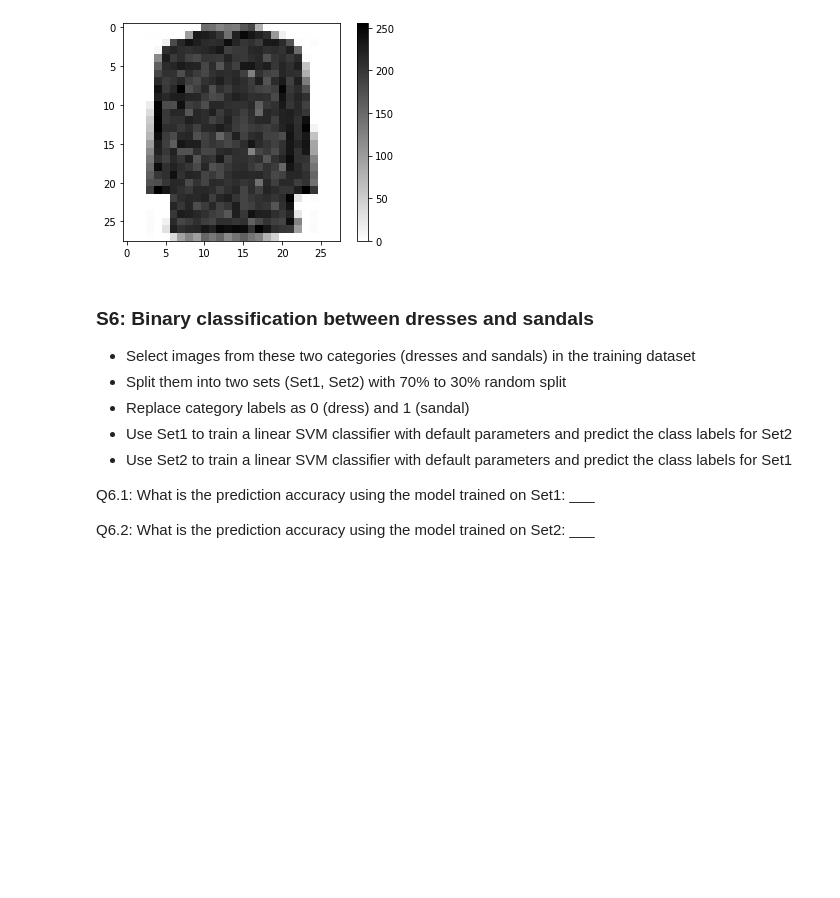
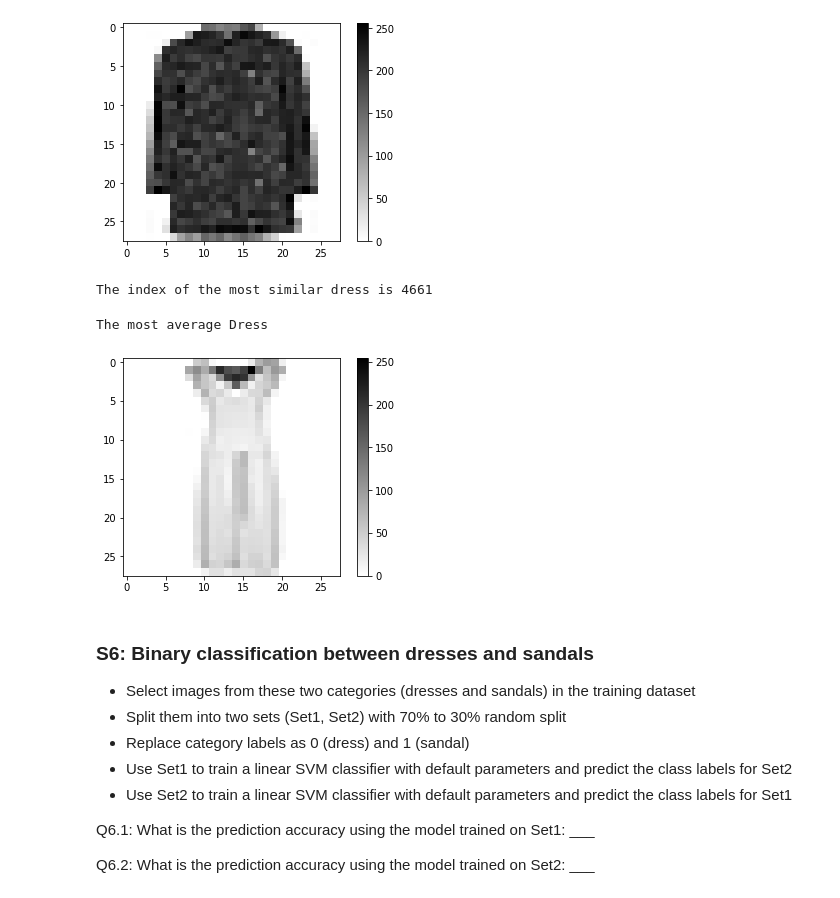
Before and after one commit to johnatawnclementawn/RemoteSensing_650_HW, a Jupyter notebook: HW1/MUSA650_Spring2022_HW1.ipynb, the cells around one changed output. Drawn from its saved outputs; the diff is of its cells as text; code cells hidden in the pictures; blank space fills up the shorter version.

```diff
--- a/HW1/MUSA650_Spring2022_HW1.ipynb
+++ b/HW1/MUSA650_Spring2022_HW1.ipynb
@@ -326,12 +326,12 @@ vizIndvImg(calcStdv(pd.DataFrame(bnDressesTest)))
 # %%
 meanDress = calcMean(pd.DataFrame(bnDressesTrain))
 
-dresses = np.where(yy == 3)[0]
+bndresses = np.where(yy == 3)[0]
 
 dstVctrs = [] # initialize place holder for created Euclidean Distance vectors
 
 for i in range(len(dresses)): # Iterate through all dresses in training data
-    curDress = XX[dresses[i]] # get array for current image to compare to avg dress
+    curDress = XX[bndresses[i]] # get array for current image to compare to avg dress
     curDressED = [] # initialize empty list for holding Calculated ED for each image
 
     for j in range(len(meanDress)): # iterate through each pixel
@@ -374,6 +361,25 @@ print('The most dissimilar ' + class_names[lbl])
 # %% [output]
 The most dissimilar Dress
 [figure]
+# %%
+leastDif = np.where(imgDstSum == np.amin(imgDstSum))
+ldIdx = dresses[leastDif[0][0]]
+
+leastDifImg = XX[ldIdx]
+
+print("The index of the most similar dress is " + str(ldIdx))
+# %% [output]
+The index of the most similar dress is 4661
+# %%
+lbl = yy[ldIdx]
+
+leastDifImg = leastDifImg.reshape(28,28)
+plt.imshow(leastDifImg, cmap=plt.cm.binary)
+plt.colorbar()
+print('The most average ' + class_names[lbl])
+# %% [output]
+The most average Dress
+[figure, added]
 # %% [markdown]
 ### S6: Binary classification between dresses and sandals
 - Select images from these two categories (dresses and sandals) in the training dataset
```
Also changed, not shown: parts of 16 cells of this notebook.
